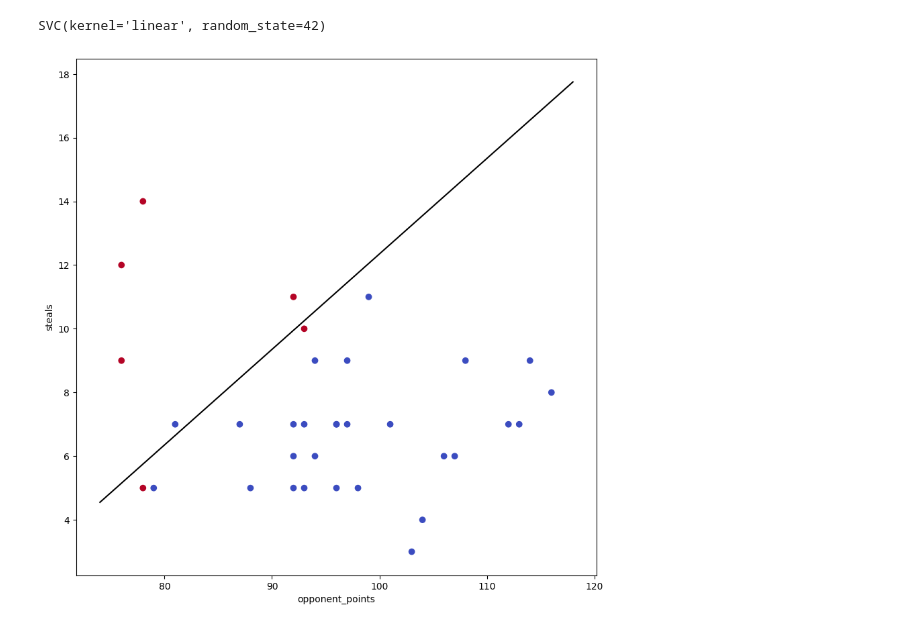
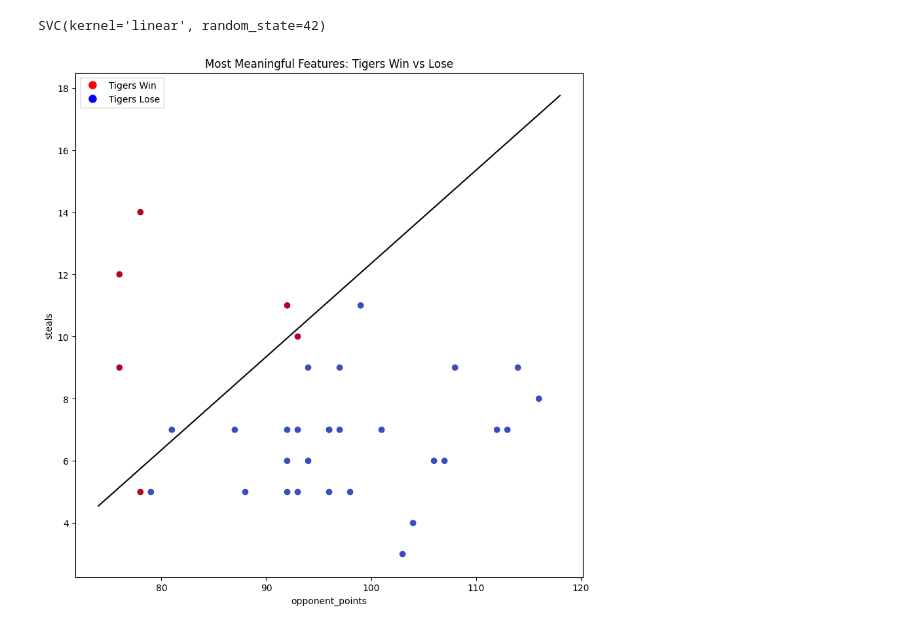
Before and after one commit to dxmme/T-biTigers, a Jupyter notebook: src/svm.ipynb, the cells around one changed output. Drawn from its saved outputs; the diff is of its cells as text; code cells hidden in the pictures.

Commit message:
added legend and title to plot

```diff
--- a/src/svm.ipynb
+++ b/src/svm.ipynb
@@ -34,20 +34,31 @@ SVC(kernel='linear', random_state=42)
 # %%
 # 2d plot of the decision boundary
 plt.figure(figsize=(10, 10))
-plt.scatter(X_selected[:, 0], X_selected[:, 1], c=y, cmap='coolwarm')
+plt.scatter(X_selected[:, 0], X_selected[:, 1], c=y, cmap='coolwarm', label='Data points')
 plt.xlabel(selected_features[0])
 plt.ylabel(selected_features[1])
 
+# Add title
+plt.title('Most Meaningful Features: Tigers Win vs Lose')
+
+# Add legend
+win_patch = plt.Line2D([0], [0], marker='o', color='w', markerfacecolor='red', markersize=10, label='Tigers Win')
+lose_patch = plt.Line2D([0], [0], marker='o', color='w', markerfacecolor='blue', markersize=10, label='Tigers Lose')
+plt.legend(handles=[win_patch, lose_patch], loc='upper left')
+
+# Plot decision boundary
 ax = plt.gca()
 xlim = ax.get_xlim()
 ylim = ax.get_ylim()
 xx = np.linspace(xlim[0], xlim[1], 30)
 
 w = svm_model.coef_[0]
 a = -w[0] / w[1]
 yy = a * xx - (svm_model.intercept_[0]) / w[1]
 
-plt.plot(xx, yy, 'k-')
+plt.plot(xx, yy, 'k-', label='Decision Boundary')
+
+# Show plot
 plt.show()
 # %% [output]
-[figure, old version]
+[figure, new version]
```
